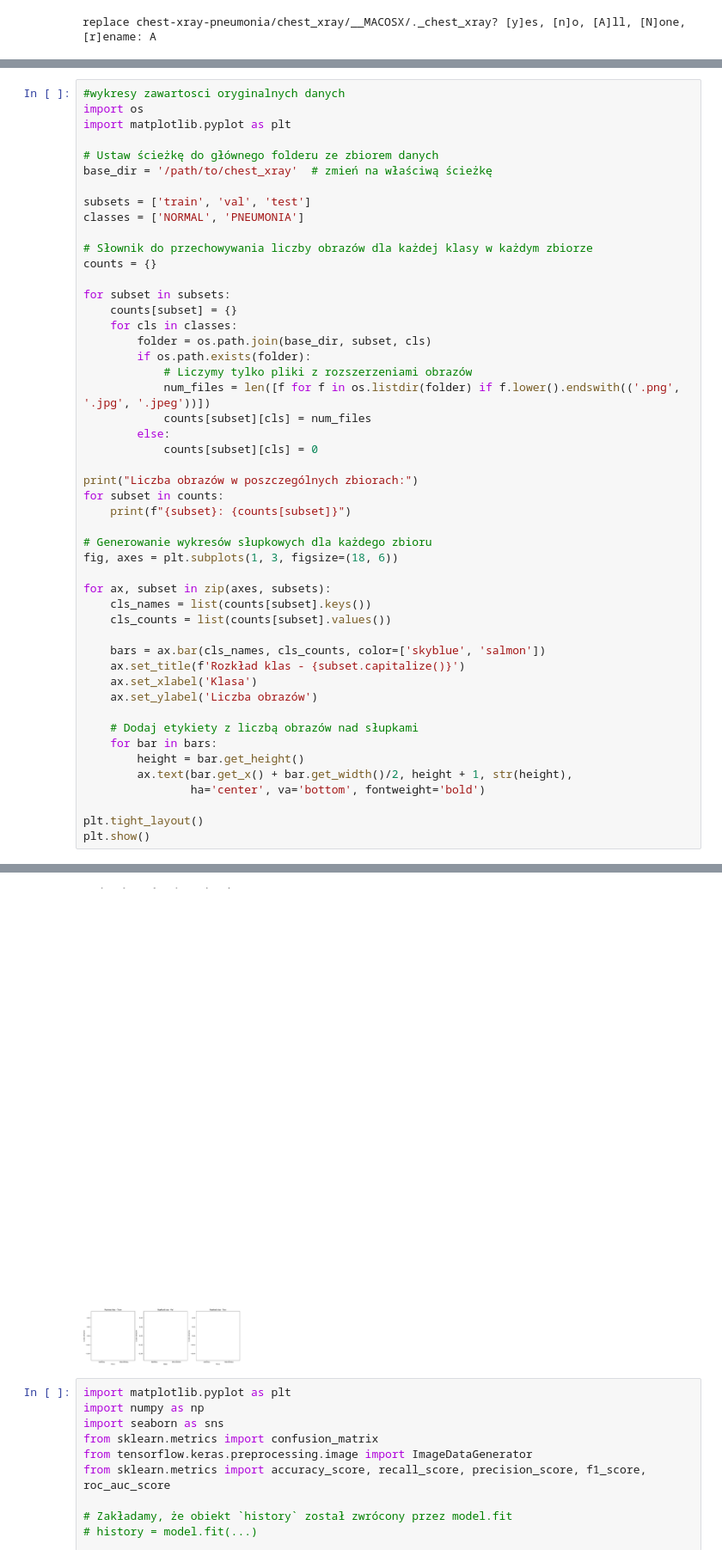
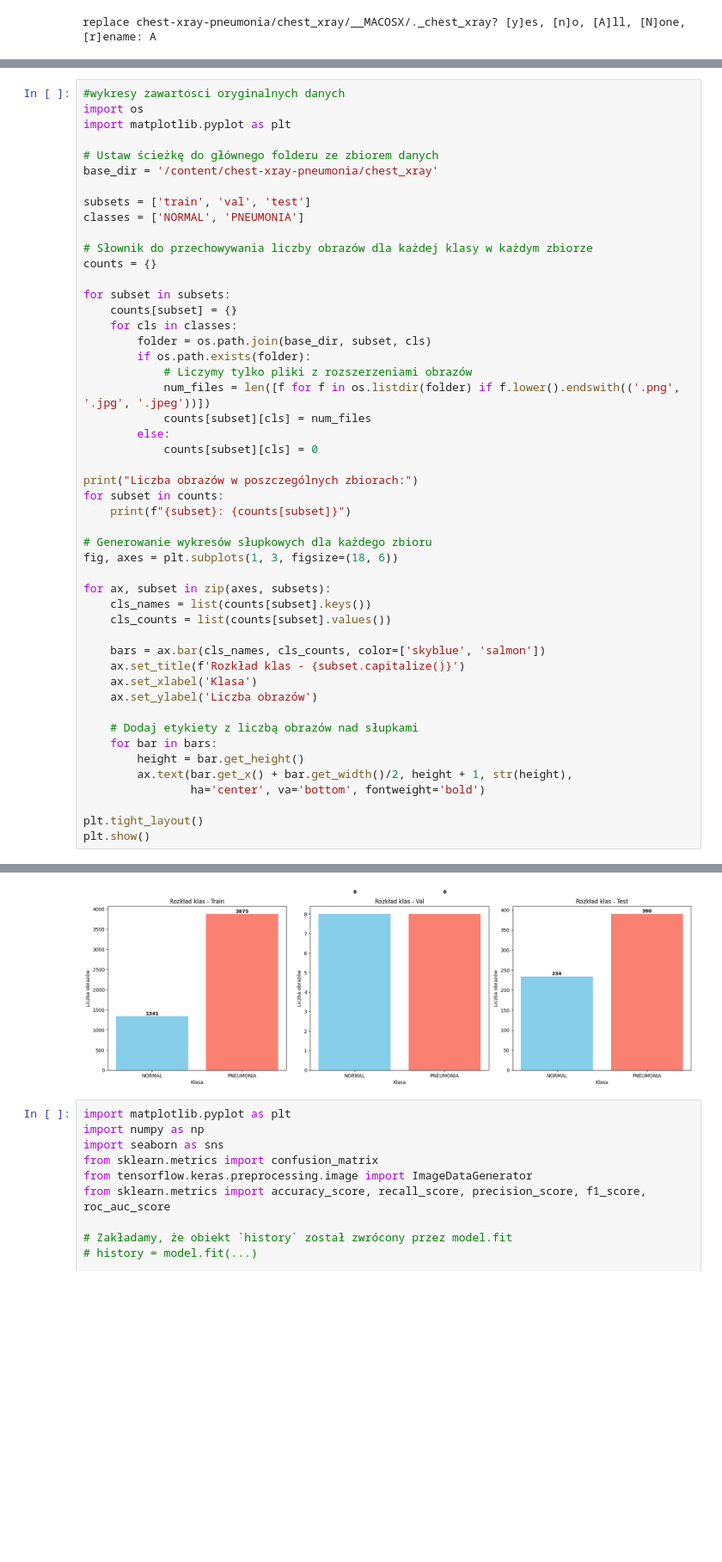
Before and after one commit to PioDru/colab, a Jupyter notebook: chest_xray_pneumonia.ipynb, the cells around one changed output, grey strips where cells are left out. Shown at 86% size. Cells and saved outputs as stored; diff of their text form; blank space fills up the shorter version.

```diff
--- a/chest_xray_pneumonia.ipynb
+++ b/chest_xray_pneumonia.ipynb
@@ -208,7 +208,7 @@ import os
 import matplotlib.pyplot as plt
 
 # Ustaw ścieżkę do głównego folderu ze zbiorem danych
-base_dir = '/path/to/chest_xray'  # zmień na właściwą ścieżkę
+base_dir = '/content/chest-xray-pneumonia/chest_xray'
 
 subsets = ['train', 'val', 'test']
 classes = ['NORMAL', 'PNEUMONIA']
@@ -259,4 +259,4 @@ test: {'NORMAL': 0, 'PNEUMONIA': 0}
-[figure, old version]
+[figure, new version]
 # %%
 import matplotlib.pyplot as plt
 import numpy as np
```
Also changed, not shown: parts of 1 cell of this notebook.
